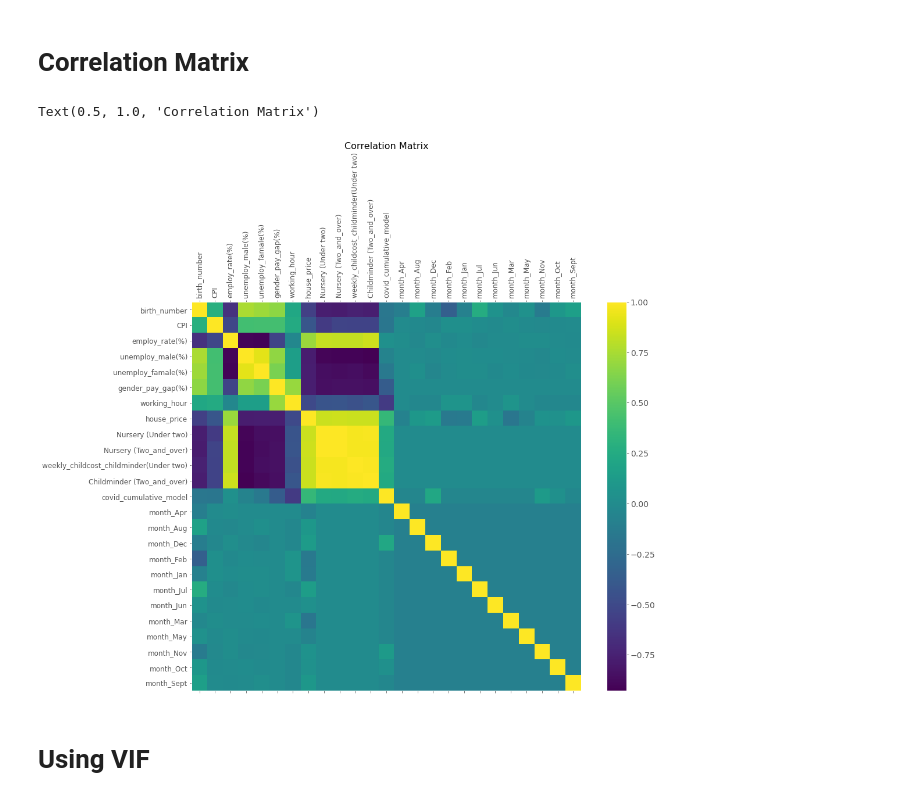
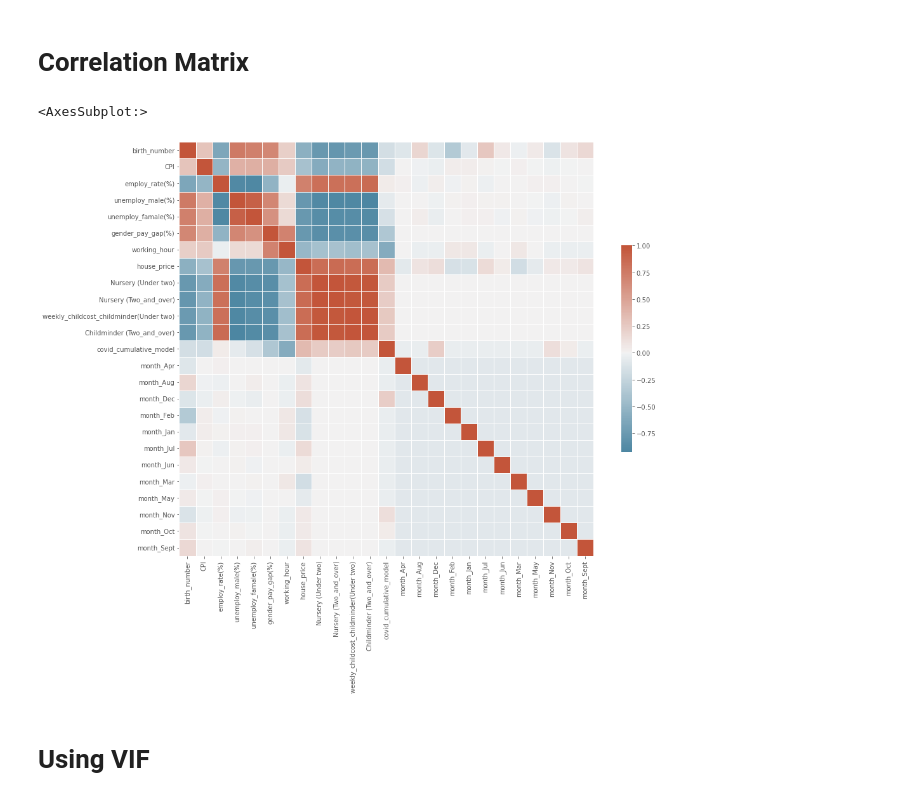
Before and after one commit to Gzrayyy/CASA007_Assessment, a Jupyter notebook: code.ipynb, the cells around one changed output. Saved outputs shown, nothing was run; the diff lists cells and outputs as text; code cells hidden in the pictures.

```diff
--- a/code.ipynb
+++ b/code.ipynb
@@ -117,19 +117,21 @@ birth_data_standardised.head()
 5 rows × 25 columns
 # %% [markdown]
 # Correlation Matrix
-# %%
-df = birth_data_standardised
-plt.rcParams["axes.grid"] = False
-f = plt.figure(figsize=(16, 12))
-plt.matshow(df.corr(), fignum=f.number)
-plt.xticks(range(df.shape[1]), df.columns, fontsize=12, rotation=90)
-plt.yticks(range(df.shape[1]), df.columns, fontsize=12)
-cb = plt.colorbar()
-cb.ax.tick_params(labelsize=14)
-plt.title('Correlation Matrix', fontsize=16)
-# %% [output]
-Text(0.5, 1.0, 'Correlation Matrix')
-[figure, removed]
+# %%
+corr = birth_data_standardised.corr()
+
+# Set up the matplotlib figure
+f, ax = plt.subplots(figsize=(16, 12))
+
+# Generate a custom diverging colormap
+cmap = sns.diverging_palette(230, 20, as_cmap=True)
+
+# Draw the heatmap with the mask and correct aspect ratio
+sns.heatmap(corr, cmap=cmap, vmax=1, center=0,
+            square=True, linewidths=.5, cbar_kws={"shrink": .5})
+# %% [output]
+<AxesSubplot:>
+[figure, added]
 # %% [markdown]
 # Using VIF
 # %%
```
Also changed, not shown: parts of 4 cells of this notebook.
